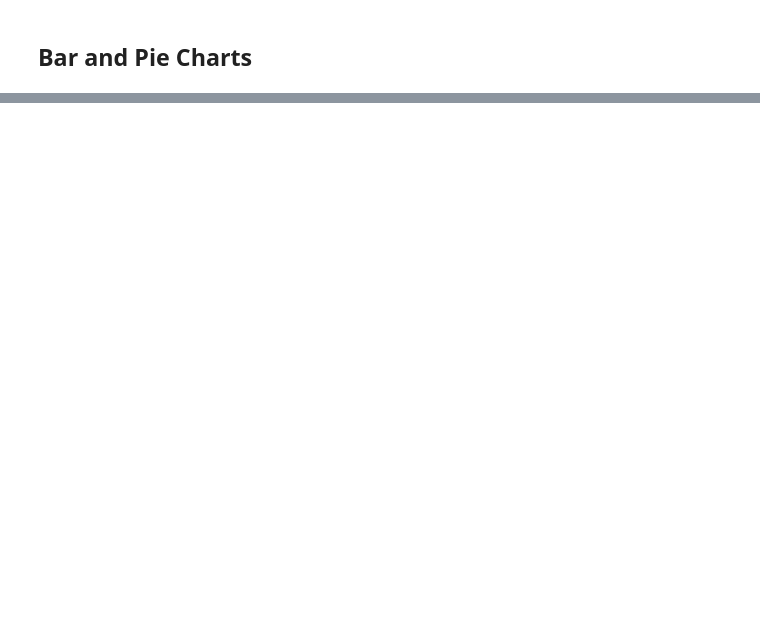
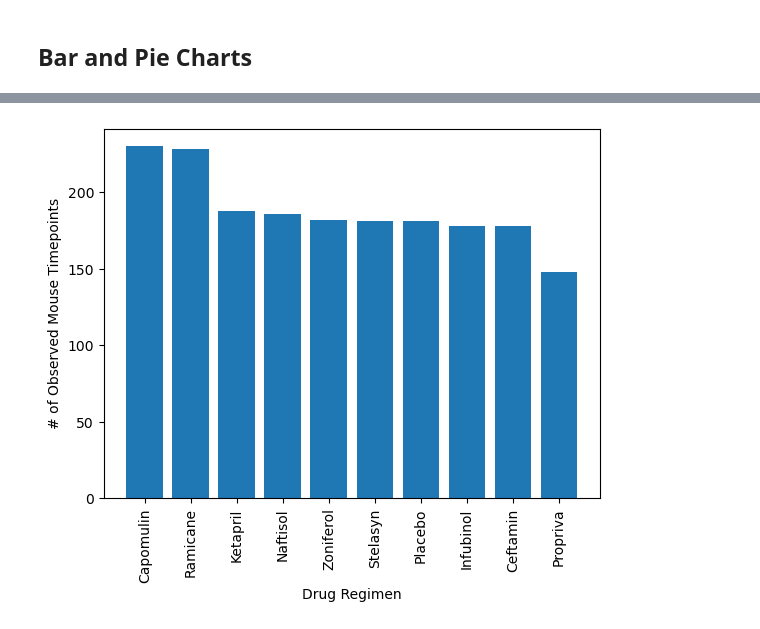
Before and after one commit to tat3446/datavisualization-challenge, a Jupyter notebook: Pymaceuticals/PymaceuticalsInc.ipynb, the cells around one changed output, grey strips where cells are left out. Saved outputs shown, nothing was run; the diff lists cells and outputs as text; code cells hidden in the pictures; blank space fills up the shorter version.

```diff
--- a/Pymaceuticals/PymaceuticalsInc.ipynb
+++ b/Pymaceuticals/PymaceuticalsInc.ipynb
@@ -168,0 +163,15 @@ x_axis = np.arange(len([Timepoint]))
+# %%
+# Generate a bar plot showing the total number of rows (Mouse ID/Timepoints) for each drug regimen using pyplot.
+
+tot_mtps_per_drug = mouse_study["Drug Regimen"].value_counts()
+
+x_axis = np.arange(len(tot_mtps_per_drug))
+
+
+plt.bar(x_axis, rows)
+plt.xticks(x_axis, ["Capomulin", "Ramicane", "Ketapril", "Naftisol", "Zoniferol", "Stelasyn", "Placebo", "Infubinol", "Ceftamin", "Propriva"], rotation="vertical")
+plt.xlabel("Drug Regimen")
+plt.ylabel("# of Observed Mouse Timepoints")
+plt.show()
+# %% [output]
+[figure, added]
```
Also changed, not shown: parts of 17 cells of this notebook, 1 other file.
